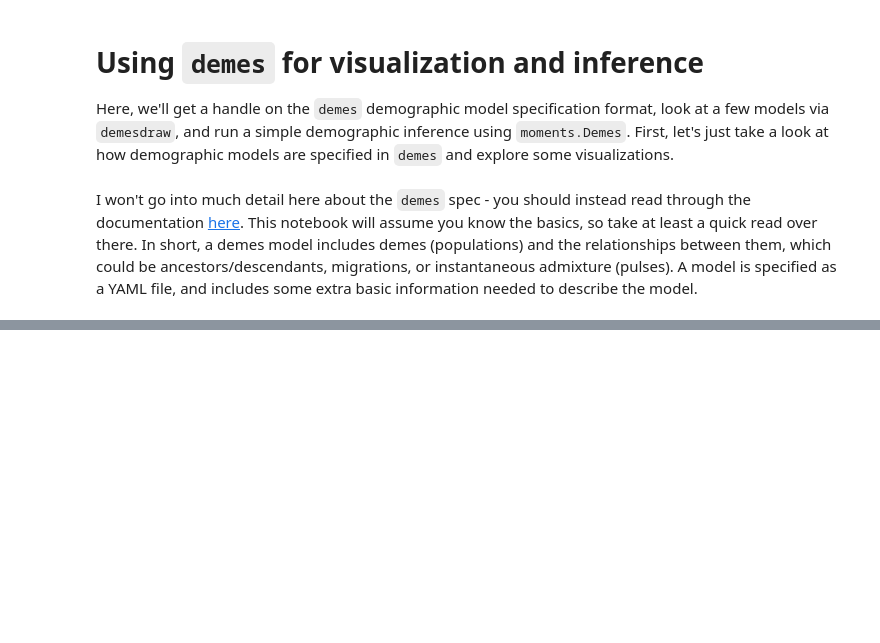
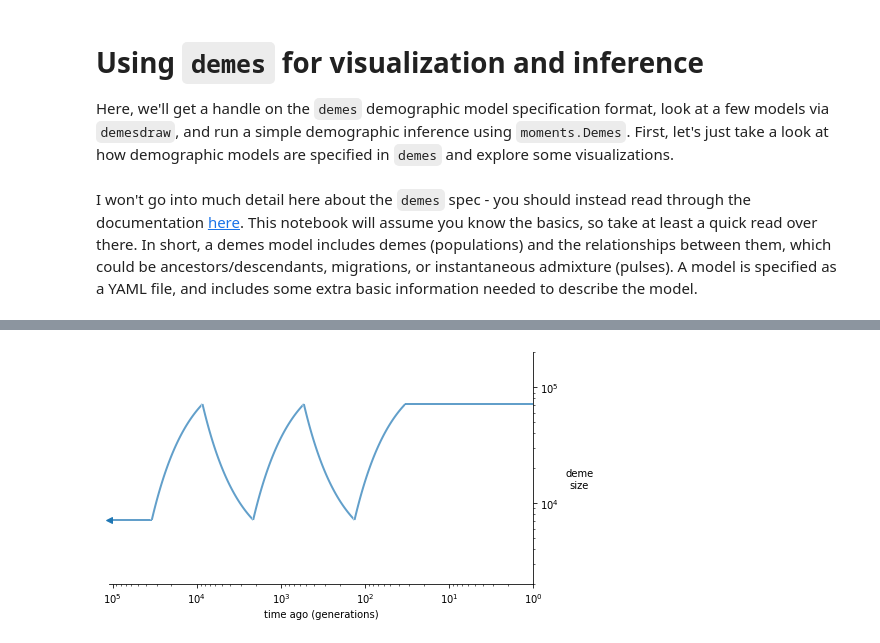
Before and after one commit to apragsdale/mxb_tutorial, a Jupyter notebook: notebooks/demes_example.ipynb, the cells around one changed output, grey strips where cells are left out. Saved outputs shown, nothing was run; the diff lists cells and outputs as text; code cells hidden in the pictures; blank space fills up the shorter version.

```diff
--- a/notebooks/demes_example.ipynb
+++ b/notebooks/demes_example.ipynb
@@ -49,0 +23,3 @@ demes:
+# %%
+zigzip_path = "../models/zigzag.yaml"
+print_model(zigzip_path)
@@ -49,0 +56,3 @@ demes:
+# %%
+zigzag = demes.load(zigzip_path)
+zigzag.asdict()
@@ -49,0 +77,5 @@ demes:
+# %%
+ax = demesdraw.size_history(zigzag, invert_x=True, log_time=True, log_size=True);
+ax.set_ylim(2e3, 2e5);
+# %% [output]
+[figure, added]
```
Also changed, not shown: parts of 25 cells of this notebook, 6 other files.
